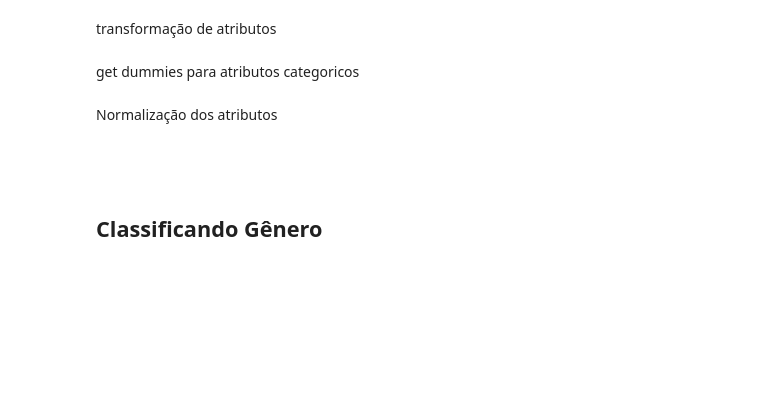
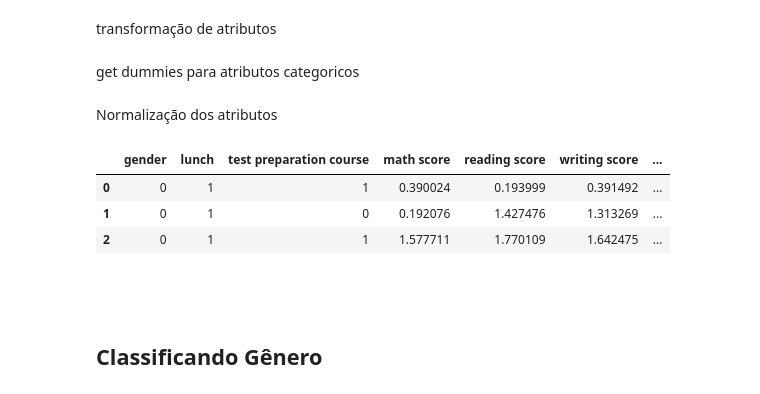
Before and after one commit to kaladabrio2020/DesempenhoNaEscola, a Jupyter notebook: Prediction.ipynb, the cells around one changed output. Saved outputs shown, nothing was run; the diff lists cells and outputs as text; code cells hidden in the pictures; blank space fills up the shorter version.

```diff
--- a/Prediction.ipynb
+++ b/Prediction.ipynb
@@ -201,6 +204,13 @@ dataset = pd.get_dummies(dataset,columns=['race/ethnicity','parental level of ed
 Normalização dos atributos
 # %%
 dataset[['math score','reading score','writing score']] = StandardScaler().fit_transform(dataset[['math score','reading score','writing score']])
+# %%
+dataset.head(3)
+# %% [output]
+|  | gender | lunch | test preparation course | math score | reading score | writing score | ... |
+| 0 | 0 | 1 | 1 | 0.390024 | 0.193999 | 0.391492 | ... |
+| 1 | 0 | 1 | 0 | 0.192076 | 1.427476 | 1.313269 | ... |
+| 2 | 0 | 1 | 1 | 1.577711 | 1.770109 | 1.642475 | ... |
 # %% [markdown]
 &nbsp;
 # %% [markdown]
```
Also changed, not shown: parts of 20 cells of this notebook.
